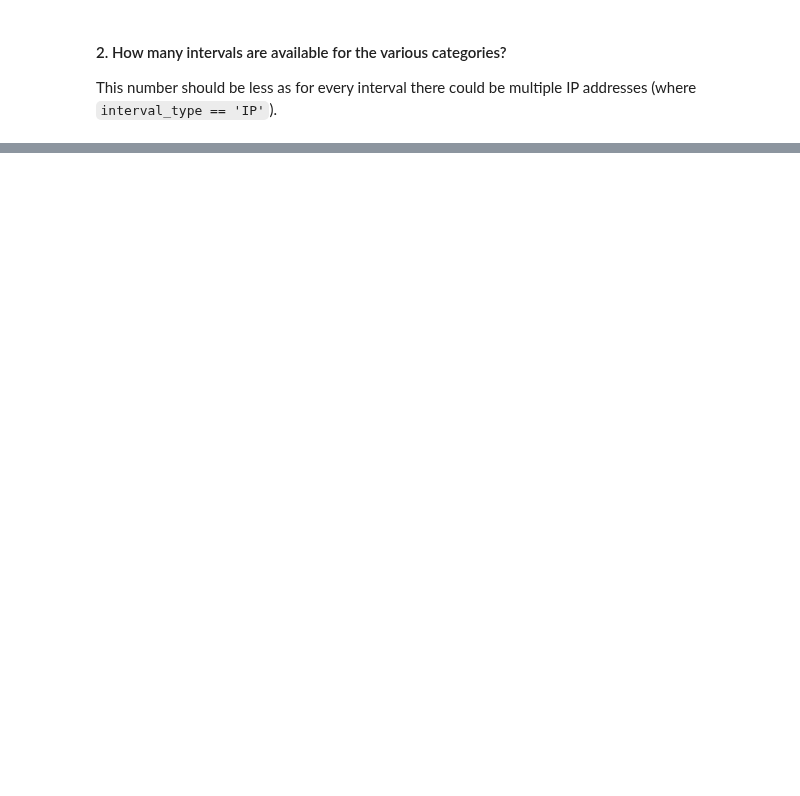
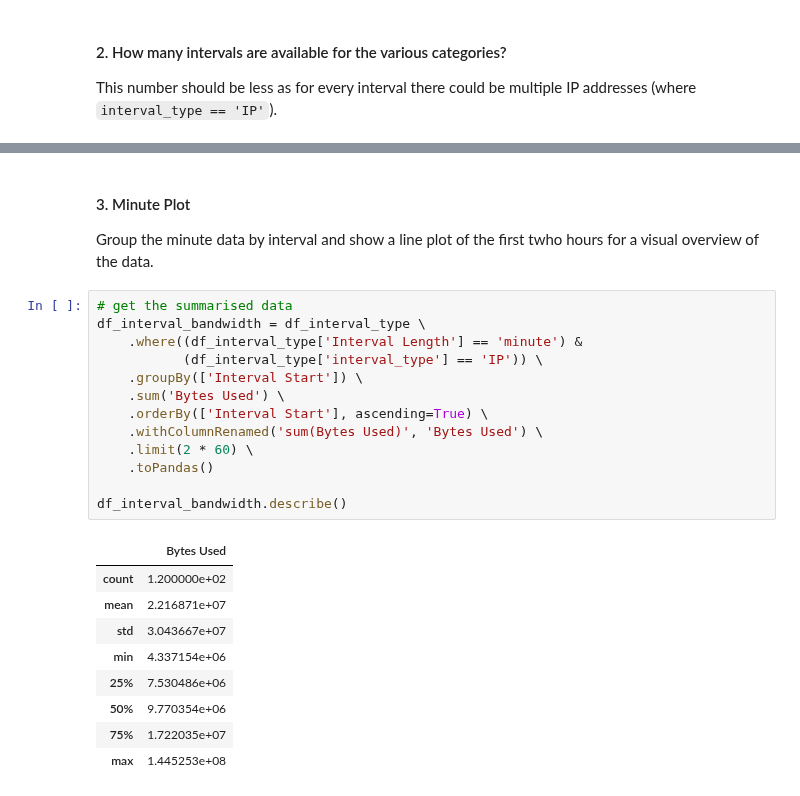
Before and after one commit to JohnnyFoulds/dsm010-2021-oct, a Jupyter notebook: coursework_02/cw02.ipynb, the cells around one changed output, grey strips where cells are left out. Saved outputs shown, nothing was run; the diff lists cells and outputs as text; blank space fills up the shorter version.

```diff
--- a/coursework_02/cw02.ipynb
+++ b/coursework_02/cw02.ipynb
@@ -247,3 +250,30 @@ df_interval_type.drop_duplicates(['Direction', 'Interval Length', 'interval_type
 |          month|     COMBINED|   22|
 |          month|           IP|   28|
 +---------------+-------------+-----+
+# %% [markdown]
+#### 3. Minute Plot
+
+Group the minute data by interval and show a line plot of the first twho hours for a visual overview of the data.
+# %%
+# get the summarised data
+df_interval_bandwidth = df_interval_type \
+    .where((df_interval_type['Interval Length'] == 'minute') &
+           (df_interval_type['interval_type'] == 'IP')) \
+    .groupBy(['Interval Start']) \
+    .sum('Bytes Used') \
+    .orderBy(['Interval Start'], ascending=True) \
+    .withColumnRenamed('sum(Bytes Used)', 'Bytes Used') \
+    .limit(2 * 60) \
+    .toPandas()
+
+df_interval_bandwidth.describe()
+# %% [output]
+|  | Bytes Used |
+| count | 1.200000e+02 |
+| mean | 2.216871e+07 |
+| std | 3.043667e+07 |
+| min | 4.337154e+06 |
+| 25% | 7.530486e+06 |
+| 50% | 9.770354e+06 |
+| 75% | 1.722035e+07 |
+| max | 1.445253e+08 |
```
Also changed, not shown: parts of 14 cells of this notebook, 33 other files.
